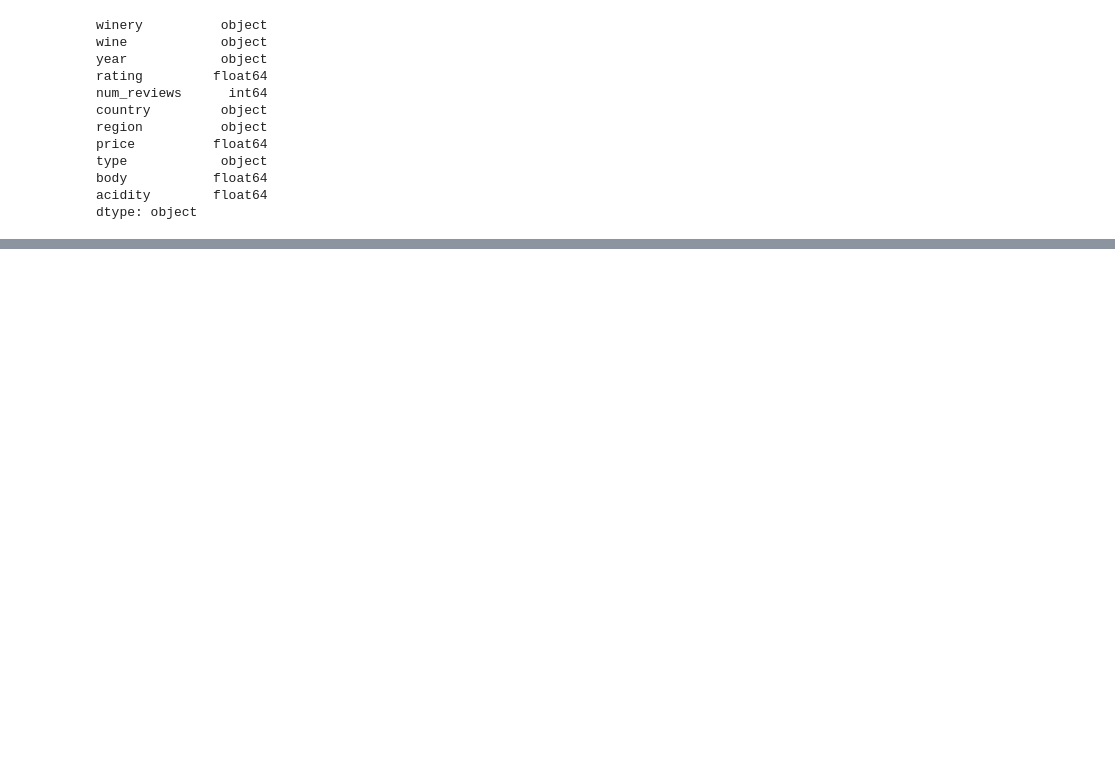
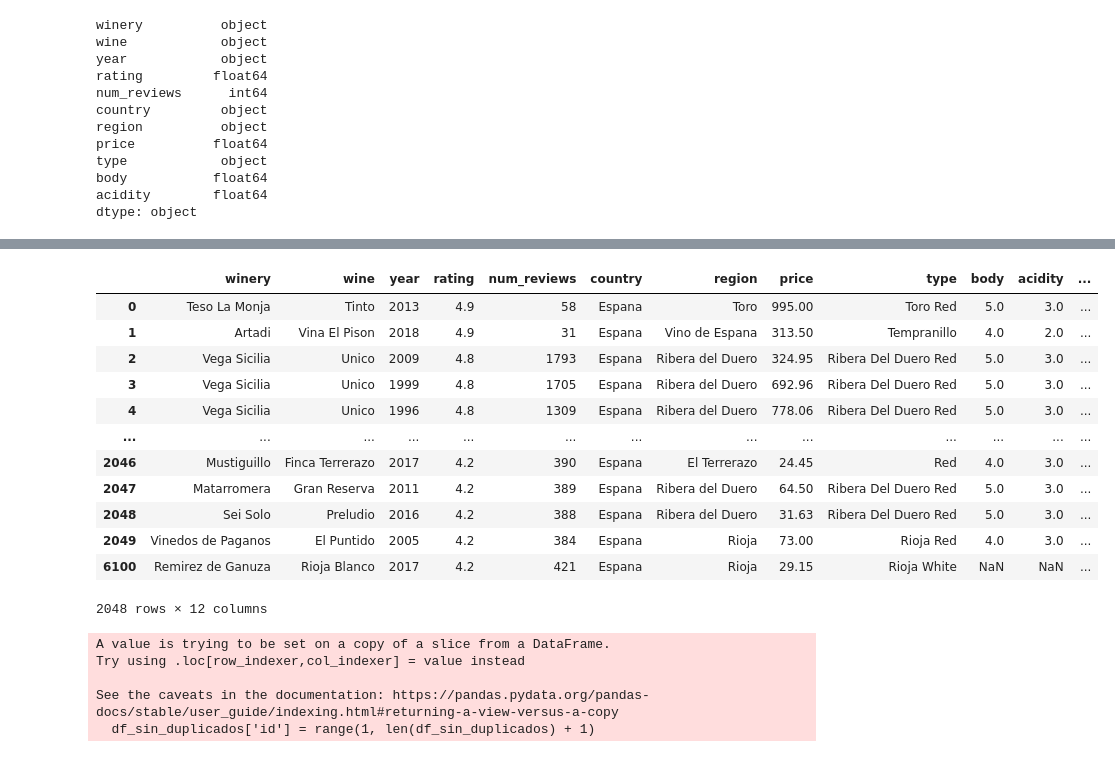
Before and after one commit to datasilvia/WineDatabase, a Jupyter notebook: Data_Python/clean_wines_quality.ipynb, the cells around one changed output, grey strips where cells are left out. Saved outputs shown, nothing was run; the diff lists cells and outputs as text; code cells hidden in the pictures; blank space fills up the shorter version.

```diff
--- a/Data_Python/clean_wines_quality.ipynb
+++ b/Data_Python/clean_wines_quality.ipynb
@@ -2,7 +2,7 @@
 import pandas as pd
 import numpy as np
 # %%
-url = 'https://raw.githubusercontent.com/aliciacaminero/Proyecto-4-/refs/heads/main/wines_quality_SPA.csv'
+url = 'https://raw.githubusercontent.com/GemaVNZ/Proyecto-4-/refs/heads/main/CSV/wines_quality_SPA.csv'
 df = pd.read_csv(url)
 # %%
 df
@@ -75,3 +75,5 @@ type            object
 body           float64
 acidity        float64
 dtype: object
+# %%
+df_sin_duplicados['id_alpha'] = df_sin_duplicados['wine'] + ' ' + df_sin_duplicados['year'].astype(str)
@@ -77,0 +86,24 @@ dtype: object
+# %%
+df_sin_duplicados
+# %% [output]
+|  | winery | wine | year | rating | num_reviews | country | region | price | type | body | acidity | ... |
+| 0 | Teso La Monja | Tinto | 2013 | 4.9 | 58 | Espana | Toro | 995.00 | Toro Red | 5.0 | 3.0 | ... |
+| 1 | Artadi | Vina El Pison | 2018 | 4.9 | 31 | Espana | Vino de Espana | 313.50 | Tempranillo | 4.0 | 2.0 | ... |
+| 2 | Vega Sicilia | Unico | 2009 | 4.8 | 1793 | Espana | Ribera del Duero | 324.95 | Ribera Del Duero Red | 5.0 | 3.0 | ... |
+| 3 | Vega Sicilia | Unico | 1999 | 4.8 | 1705 | Espana | Ribera del Duero | 692.96 | Ribera Del Duero Red | 5.0 | 3.0 | ... |
+| 4 | Vega Sicilia | Unico | 1996 | 4.8 | 1309 | Espana | Ribera del Duero | 778.06 | Ribera Del Duero Red | 5.0 | 3.0 | ... |
+| ... | ... | ... | ... | ... | ... | ... | ... | ... | ... | ... | ... | ... |
+| 2046 | Mustiguillo | Finca Terrerazo | 2017 | 4.2 | 390 | Espana | El Terrerazo | 24.45 | Red | 4.0 | 3.0 | ... |
+| 2047 | Matarromera | Gran Reserva | 2011 | 4.2 | 389 | Espana | Ribera del Duero | 64.50 | Ribera Del Duero Red | 5.0 | 3.0 | ... |
+| 2048 | Sei Solo | Preludio | 2016 | 4.2 | 388 | Espana | Ribera del Duero | 31.63 | Ribera Del Duero Red | 5.0 | 3.0 | ... |
+| 2049 | Vinedos de Paganos | El Puntido | 2005 | 4.2 | 384 | Espana | Rioja | 73.00 | Rioja Red | 4.0 | 3.0 | ... |
+| 6100 | Remirez de Ganuza | Rioja Blanco | 2017 | 4.2 | 421 | Espana | Rioja | 29.15 | Rioja White | NaN | NaN | ... |
+2048 rows × 12 columns
+# %%
+df_sin_duplicados['id'] = range(1, len(df_sin_duplicados) + 1)
+# %% [output]
+A value is trying to be set on a copy of a slice from a DataFrame.
+Try using .loc[row_indexer,col_indexer] = value instead
+
+See the caveats in the documentation: https://pandas.pydata.org/pandas-docs/stable/user_guide/indexing.html#returning-a-view-versus-a-copy
+  df_sin_duplicados['id'] = range(1, len(df_sin_duplicados) + 1)
```
Also changed, not shown: parts of 2 cells of this notebook, 3 other files.
